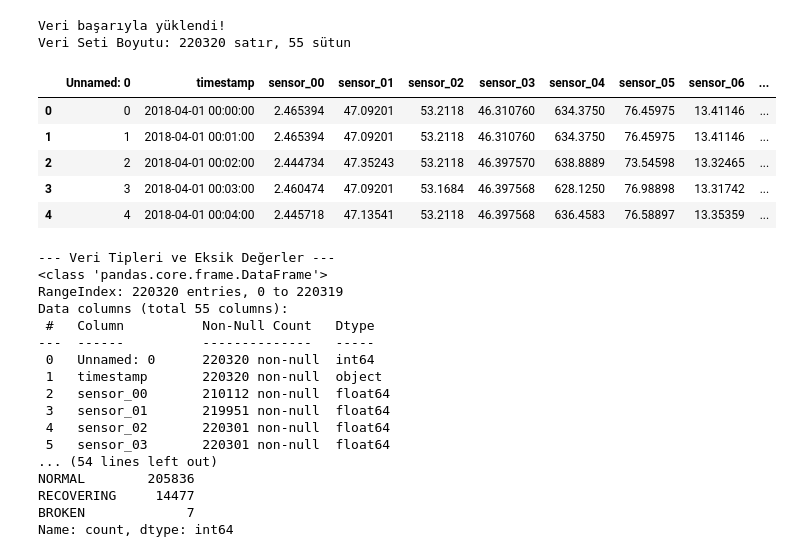
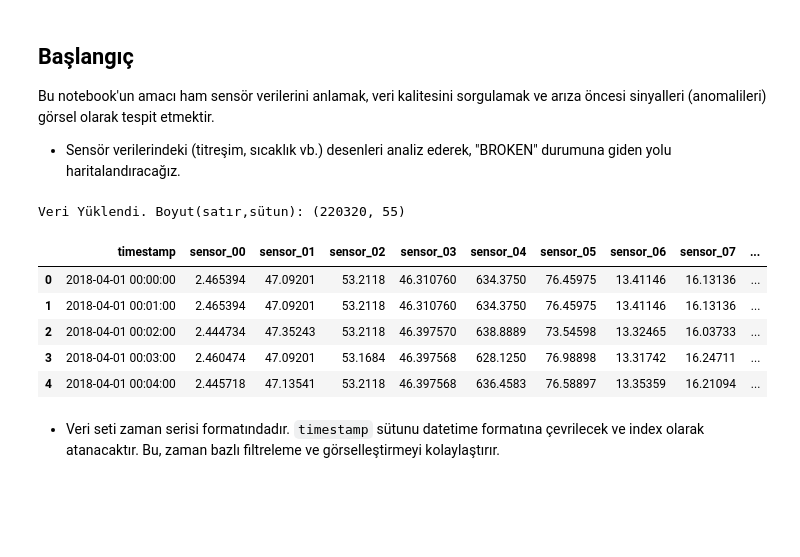
Before and after one commit to oznurkarahasan/wastewater-predictive-maintenance, a Jupyter notebook: notebooks/01_EDA.ipynb, the cells around one changed output. Cells and saved outputs as stored; diff of their text form; code cells hidden in the pictures; blank space fills up the shorter version.

Commit message:
veriyi anlama, temizleme, görselleştirme adımları yapıldı.

```diff
--- a/notebooks/01_EDA.ipynb
+++ b/notebooks/01_EDA.ipynb
@@ -1,55 +1,40 @@
+# %% [markdown]
+## Başlangıç
+Bu notebook'un amacı ham sensör verilerini anlamak, veri kalitesini sorgulamak ve arıza öncesi sinyalleri (anomalileri) görsel olarak tespit etmektir.
+
+- Sensör verilerindeki (titreşim, sıcaklık vb.) desenleri analiz ederek, "BROKEN" durumuna giden yolu haritalandıracağız.
 # %%
 import pandas as pd
 import numpy as np
 import matplotlib.pyplot as plt
 import seaborn as sns
 import os
 
 # Görselleştirme ayarları
 sns.set_style("whitegrid")
+plt.rcParams["figure.figsize"] = (15, 6)
 pd.set_option('display.max_columns', None)
 
-data_path = os.path.join("..", "data", "raw", "sensor.csv") # veriyi yükleme
+raw_data_path = '../data/raw/sensor.csv' # veri yükleme
 
-try:
-    df = pd.read_csv(data_path)
-    print("Veri başarıyla yüklendi!")
-    print(f"Veri Seti Boyutu: {df.shape[0]} satır, {df.shape[1]} sütun")
-except FileNotFoundError:
-    print("HATA: Dosya bulunamadı. Lütfen 'data/raw/sensor.csv' yolunu kontrol et.")
+if os.path.exists(raw_data_path):
+    df = pd.read_csv(raw_data_path)
+    print(f"Veri Yüklendi. Boyut(satır,sütun): {df.shape}")
+else:
+    print("Hata: Dosya bulunamadı. Lütfen data/raw klasörünü kontrol et.")
 
-display(df.head()) # satır kontrolü
+if 'Unnamed: 0' in df.columns:
+    del df['Unnamed: 0']
 
-print("\n--- Veri Tipleri ve Eksik Değerler ---")
-df.info()
-
-# Hedef Değişken Dağılımı
-if 'machine_status' in df.columns:
-    print("\n--- Machine Status Dağılımı ---")
-    print(df['machine_status'].value_counts())
+# İlk 5 satıra bakış
+df.head()
 # %% [output]
-Veri başarıyla yüklendi!
-Veri Seti Boyutu: 220320 satır, 55 sütun
+Veri Yüklendi. Boyut(satır,sütun): (220320, 55)
-|  | Unnamed: 0 | timestamp | sensor_00 | sensor_01 | sensor_02 | sensor_03 | sensor_04 | sensor_05 | sensor_06 | ... |
-| 0 | 0 | 2018-04-01 00:00:00 | 2.465394 | 47.09201 | 53.2118 | 46.310760 | 634.3750 | 76.45975 | 13.41146 | ... |
-| 1 | 1 | 2018-04-01 00:01:00 | 2.465394 | 47.09201 | 53.2118 | 46.310760 | 634.3750 | 76.45975 | 13.41146 | ... |
-| 2 | 2 | 2018-04-01 00:02:00 | 2.444734 | 47.35243 | 53.2118 | 46.397570 | 638.8889 | 73.54598 | 13.32465 | ... |
-| 3 | 3 | 2018-04-01 00:03:00 | 2.460474 | 47.09201 | 53.1684 | 46.397568 | 628.1250 | 76.98898 | 13.31742 | ... |
-| 4 | 4 | 2018-04-01 00:04:00 | 2.445718 | 47.13541 | 53.2118 | 46.397568 | 636.4583 | 76.58897 | 13.35359 | ... |
+|  | timestamp | sensor_00 | sensor_01 | sensor_02 | sensor_03 | sensor_04 | sensor_05 | sensor_06 | sensor_07 | ... |
+| 0 | 2018-04-01 00:00:00 | 2.465394 | 47.09201 | 53.2118 | 46.310760 | 634.3750 | 76.45975 | 13.41146 | 16.13136 | ... |
+| 1 | 2018-04-01 00:01:00 | 2.465394 | 47.09201 | 53.2118 | 46.310760 | 634.3750 | 76.45975 | 13.41146 | 16.13136 | ... |
+| 2 | 2018-04-01 00:02:00 | 2.444734 | 47.35243 | 53.2118 | 46.397570 | 638.8889 | 73.54598 | 13.32465 | 16.03733 | ... |
+| 3 | 2018-04-01 00:03:00 | 2.460474 | 47.09201 | 53.1684 | 46.397568 | 628.1250 | 76.98898 | 13.31742 | 16.24711 | ... |
+| 4 | 2018-04-01 00:04:00 | 2.445718 | 47.13541 | 53.2118 | 46.397568 | 636.4583 | 76.58897 | 13.35359 | 16.21094 | ... |
---- Veri Tipleri ve Eksik Değerler ---
-<class 'pandas.core.frame.DataFrame'>
-RangeIndex: 220320 entries, 0 to 220319
-Data columns (total 55 columns):
- #   Column          Non-Null Count   Dtype
----  ------          --------------   -----
- 0   Unnamed: 0      220320 non-null  int64
- 1   timestamp       220320 non-null  object
- 2   sensor_00       210112 non-null  float64
- 3   sensor_01       219951 non-null  float64
- 4   sensor_02       220301 non-null  float64
- 5   sensor_03       220301 non-null  float64
-... (54 lines left out)
-NORMAL        205836
-RECOVERING     14477
-BROKEN             7
-Name: count, dtype: int64
+# %% [markdown]
+- Veri seti zaman serisi formatındadır. `timestamp` sütunu datetime formatına çevrilecek ve index olarak atanacaktır. Bu, zaman bazlı filtreleme ve görselleştirmeyi kolaylaştırır.
```
Also changed, not shown: parts of 12 cells of this notebook, 2 other files.
